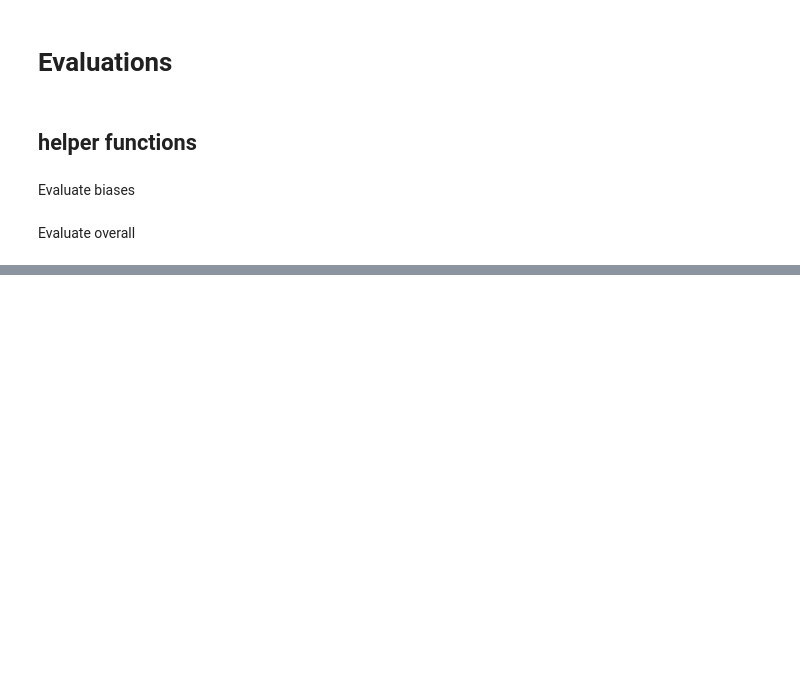
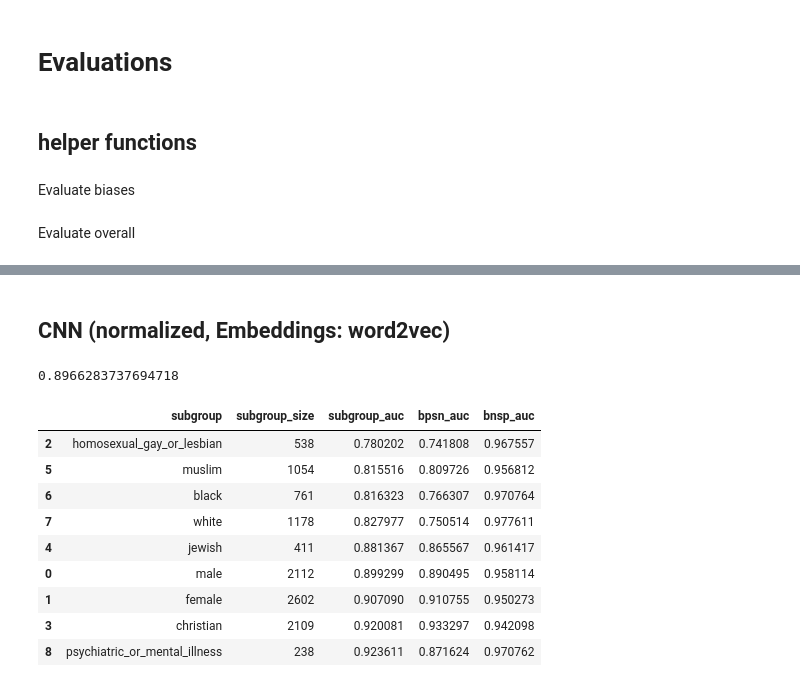
Before and after one commit to imbealopez/Toxicity-Detection, a Jupyter notebook: ToxicityDetection.ipynb, the cells around one changed output, grey strips where cells are left out. Saved outputs shown, nothing was run; the diff lists cells and outputs as text; code cells hidden in the pictures; blank space fills up the shorter version.

```diff
--- a/ToxicityDetection.ipynb
+++ b/ToxicityDetection.ipynb
@@ -3423,0 +3513,32 @@ bias_metrics_df
+# %% [markdown]
+## CNN (normalized, Embeddings: word2vec)
+# %%
+y_true = test_private_comments['toxicity'].values
+y_identity = test_private_comments[identity_columns].values
+y_pred = test_private_comments_bool[MODEL_NAME2].values
+
+# evaluate overall
+evaluator = JigsawEvaluator(y_true, y_identity)
+auc_score = evaluator.get_final_metric(y_pred)
+print(auc_score)
+# %% [output]
+0.8966283737694718
+# %%
+#only bias metric
+TOXICITY_COLUMN = 'toxicity'
+bias_metrics_df = compute_bias_metrics_for_model(test_private_comments_bool, identity_columns, MODEL_NAME2,'toxicity')
+bias_metrics_df
+
+#another overall auc
+#get_final_metric(bias_metrics_df, calculate_overall_auc(test_private_comments_bool, MODEL_NAME))
+# %% [output]
+|  | subgroup | subgroup_size | subgroup_auc | bpsn_auc | bnsp_auc |
+| 2 | homosexual_gay_or_lesbian | 538 | 0.780202 | 0.741808 | 0.967557 |
+| 5 | muslim | 1054 | 0.815516 | 0.809726 | 0.956812 |
+| 6 | black | 761 | 0.816323 | 0.766307 | 0.970764 |
+| 7 | white | 1178 | 0.827977 | 0.750514 | 0.977611 |
+| 4 | jewish | 411 | 0.881367 | 0.865567 | 0.961417 |
+| 0 | male | 2112 | 0.899299 | 0.890495 | 0.958114 |
+| 1 | female | 2602 | 0.907090 | 0.910755 | 0.950273 |
+| 3 | christian | 2109 | 0.920081 | 0.933297 | 0.942098 |
+| 8 | psychiatric_or_mental_illness | 238 | 0.923611 | 0.871624 | 0.970762 |
```
Also changed, not shown: parts of 29 cells of this notebook.
